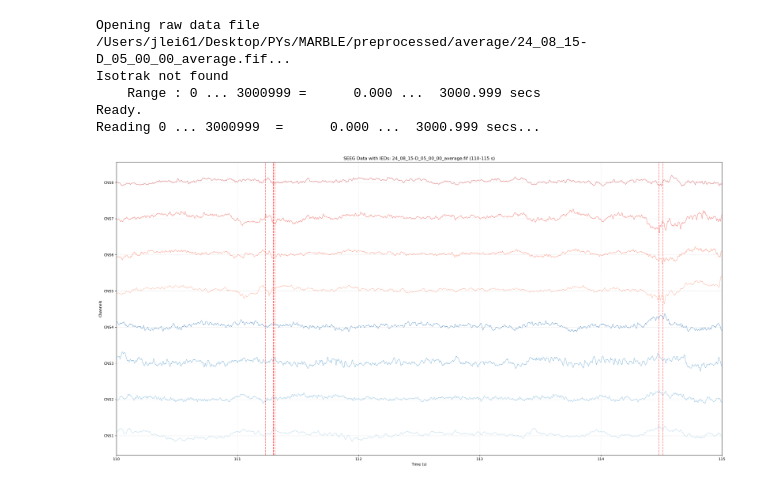
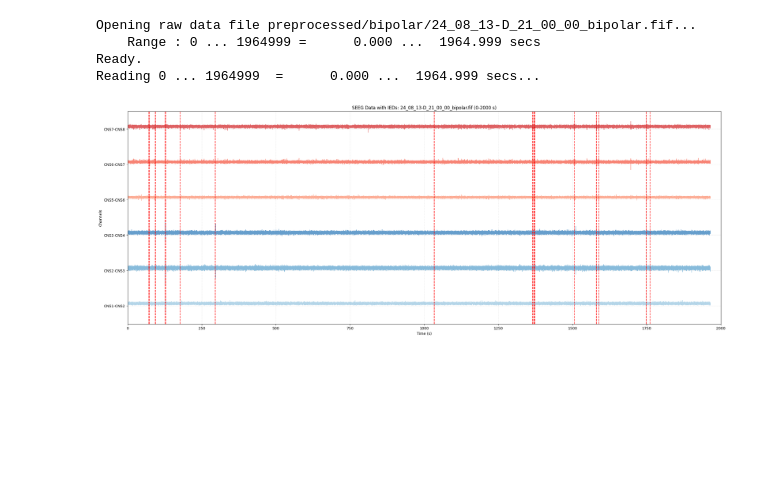
Before and after one commit to Jlei61/ans_MARBLE, a Jupyter notebook: raw_visualize.ipynb, the cells around one changed output. Saved outputs shown, nothing was run; the diff lists cells and outputs as text; code cells hidden in the pictures; blank space fills up the shorter version.

```diff
--- a/raw_visualize.ipynb
+++ b/raw_visualize.ipynb
@@ -161,7 +161,7 @@ def plot_seeg_with_ieds(fif_file, ied_times, start_time=0, end_time=10, save_pat
         plt.show()
 # %%
 # Example usage
-fif_file = '/Users/jlei61/Desktop/PYs/MARBLE/preprocessed/average/24_08_15-D_05_00_00_average.fif'  # Replace with your .fif file path
+fif_file = 'preprocessed/bipolar/24_08_13-D_21_00_00_bipolar.fif'  # Replace with your .fif file path
 plot_duration = 5  # Plot 10 seconds of data
 # save_path = './plots/test_bipolar_standardized.png'  # Optional save path
 
@@ -184,6 +183,6 @@ fs = raw.info['sfreq']  # Sampling frequency (e.g., 1000 Hz)
 
 # Step 2: Compute envelope for IED detection
 # We'll use a broad frequency band (e.g., 30-150 Hz) for IEDs
-freq_band = [250, 450]
+freq_band = [80, 450]
 raw_enve = return_hil_enve_norm(raw.get_data(), fs, freq_band)
 # %% [output]
@@ -201,28 +193,26 @@ Reading 0 ... 3000999  =      0.000 ...  3000.999 secs...
 # %%
-
 # Step 3: Detect IED time ranges
 n_channels = len(raw.ch_names)
 high_times = find_high_enveTimes(
     raw_enve=raw_enve,
     chns_nums=n_channels,
     fs=fs,
-    rel_thresh=1.75,      # Relative threshold
-    abs_thresh=1.5,      # Absolute threshold
-    min_gap=5,          # Minimum gap in ms
-    min_last=5,         # Minimum duration in ms
+    rel_thresh=3,      # Relative threshold
+    abs_thresh=3,      # Absolute threshold
+    min_gap=10,          # Minimum gap in ms
+    min_last=10,         # Minimum duration in ms
     start_time=0
 )
 
 # Call the plotting function
 plot_seeg_with_ieds(
     fif_file=fif_file,
     ied_times=high_times,
-    start_time= 110,
-    end_time= 115)
+    start_time= 0,
+    end_time= 2000)
 # %% [output]
-Opening raw data file /Users/jlei61/Desktop/PYs/MARBLE/preprocessed/average/24_08_15-D_05_00_00_average.fif...
-Isotrak not found
-    Range : 0 ... 3000999 =      0.000 ...  3000.999 secs
+Opening raw data file preprocessed/bipolar/24_08_13-D_21_00_00_bipolar.fif...
+    Range : 0 ... 1964999 =      0.000 ...  1964.999 secs
 Ready.
-Reading 0 ... 3000999  =      0.000 ...  3000.999 secs...
+Reading 0 ... 1964999  =      0.000 ...  1964.999 secs...
-[figure, old version]
+[figure, new version]
```
Also changed, not shown: parts of 2 cells of this notebook, 8 other files.
